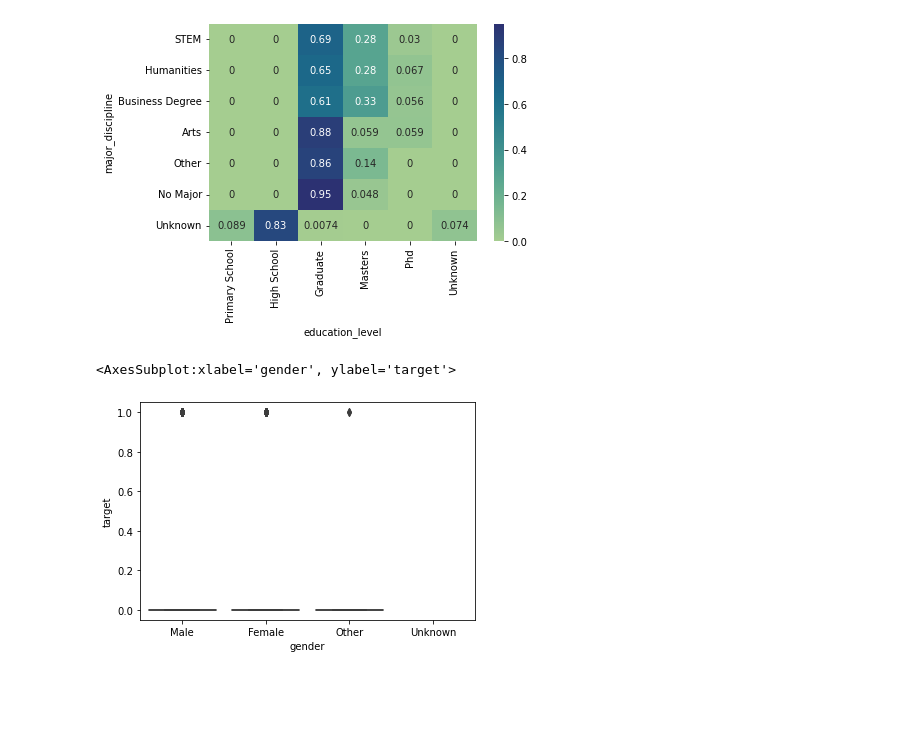
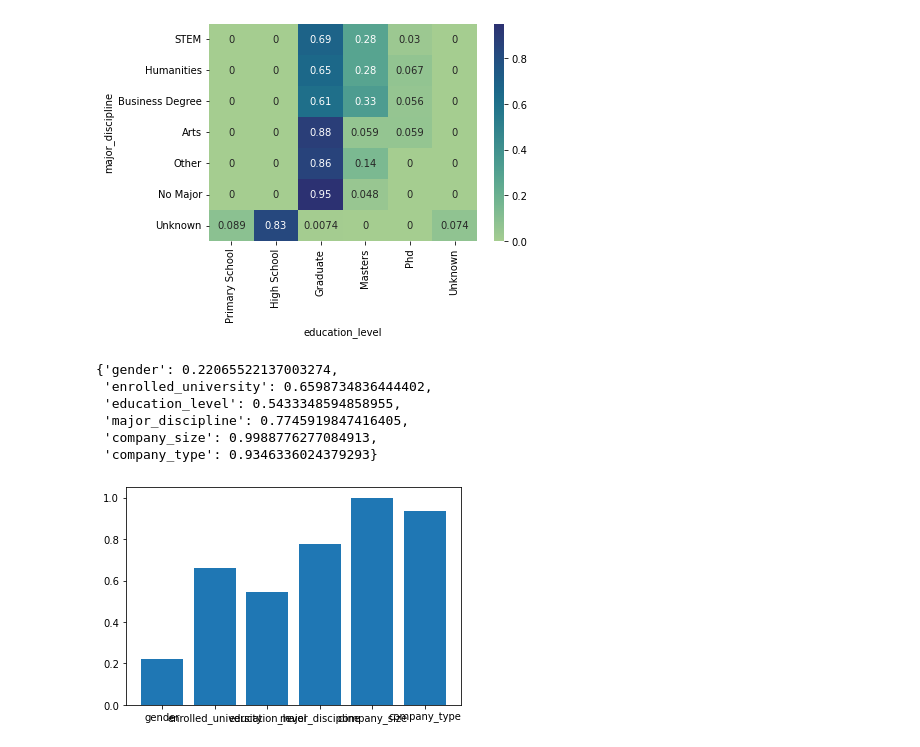
Before and after one commit to ildemsanli/DataViz_Streamlit_PW5_T1, a Jupyter notebook: EDA/EDA.ipynb, the cells around one changed output. Saved outputs shown, nothing was run; the diff lists cells and outputs as text; code cells hidden in the pictures; blank space fills up the shorter version.

```diff
--- a/EDA/EDA.ipynb
+++ b/EDA/EDA.ipynb
@@ -117,10 +117,3 @@ sns.heatmap(pd.crosstab(data.major_discipline, data.education_level, normalize='
 # %% [output]
 <AxesSubplot:xlabel='education_level', ylabel='major_discipline'>
 [figure]
-# %%
-
-
-sns.boxplot(x = 'gender', y = 'target', data = data.loc[(data['gender'] == 'Male') | (data['gender'] == 'Female') | (data['gender'] == 'Other')])
-# %% [output]
-<AxesSubplot:xlabel='gender', ylabel='target'>
-[figure, removed]
@@ -128,0 +120,30 @@ df = data.loc[(data['gender'] == 'Male') | (data['gender'] == 'Female') | (data[
+# %%
+cols = data.select_dtypes(include=['category'])
+
+dct = {}
+for col in cols:
+    l_subsets = []
+    for cat in data[col].cat.categories:
+        l_subsets.append(data.loc[data[col] == cat])
+    fvalue, pvalue =st.f_oneway(*[subset.target for subset in l_subsets])
+    #print(data.groupby(by=col).target.mean())
+    #print(pvalue)
+    #print('-----------')
+    dct[col] = pvalue
+
+dct
+# %% [output]
+{'gender': 0.22065522137003274,
+ 'enrolled_university': 0.6598734836444402,
+ 'education_level': 0.5433348594858955,
+ 'major_discipline': 0.7745919847416405,
+ 'company_size': 0.9988776277084913,
+ 'company_type': 0.9346336024379293}
+# %%
+names = list(dct.keys())
+values = list(dct.values())
+
+plt.bar(range(len(dct)), values, tick_label=names)
+plt.show()
+# %% [output]
+[figure, added]
```
Also changed, not shown: parts of 11 cells of this notebook, 1 other file.
